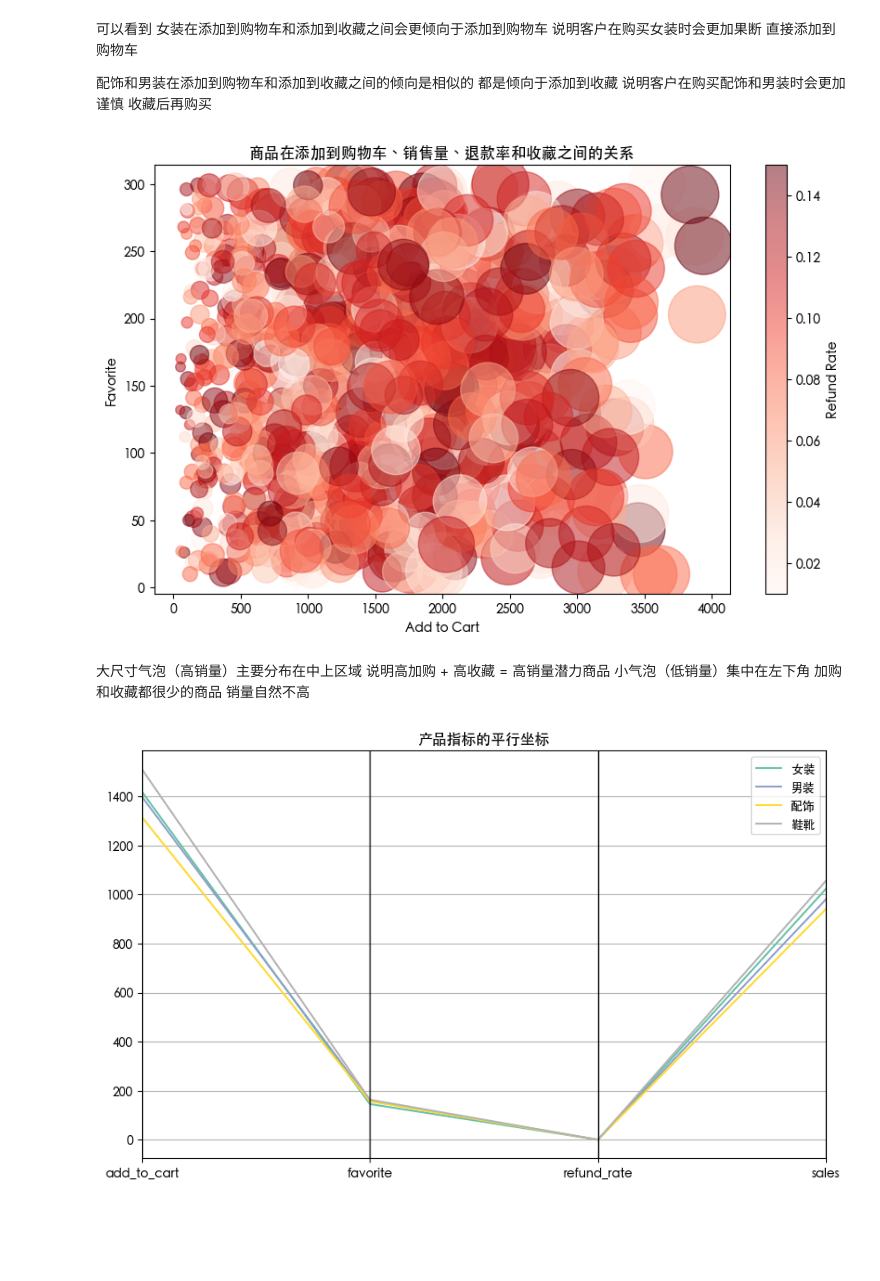
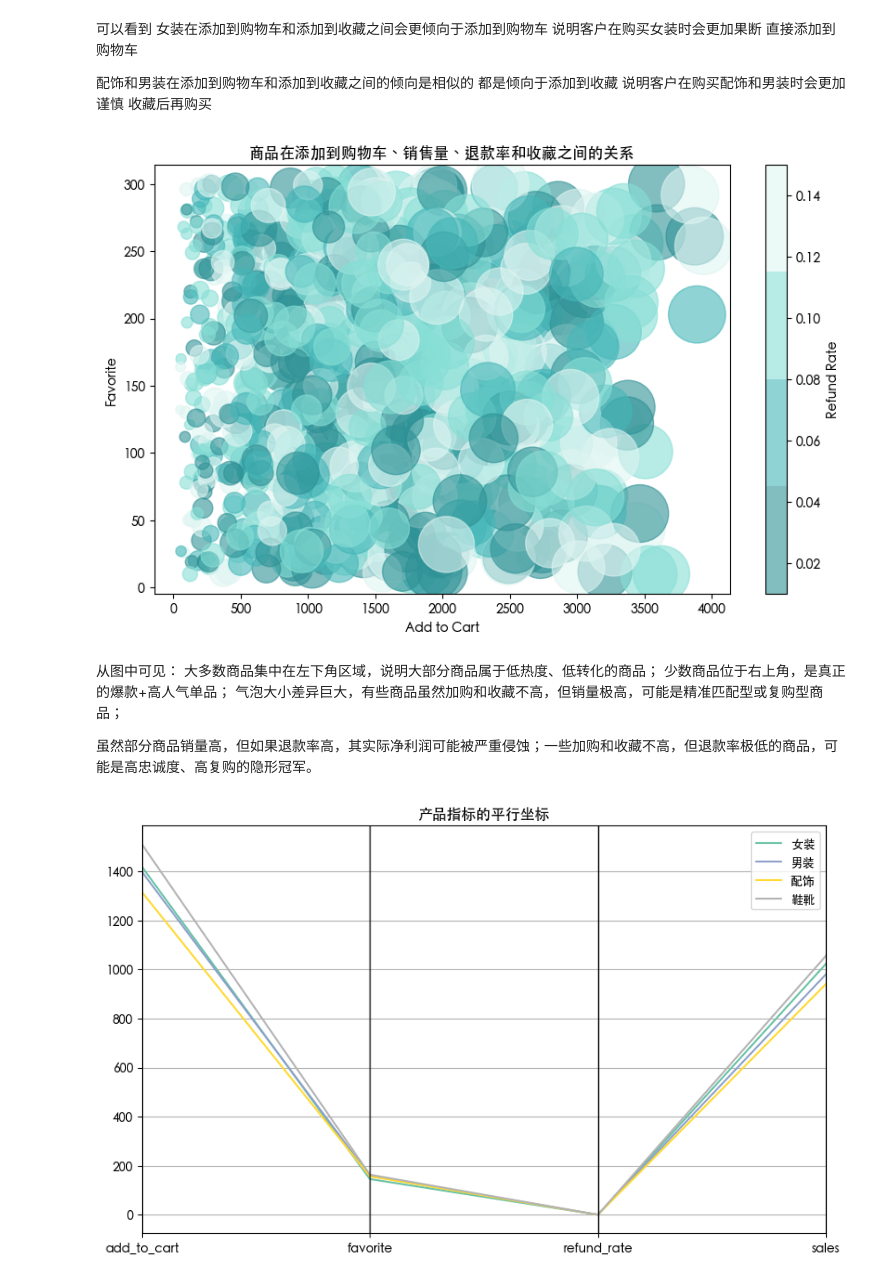
Before and after one commit to super-213/business_data_analysis, a Jupyter notebook: EDA/EDA.ipynb, the cells around one changed output. Drawn from its saved outputs; the diff is of its cells as text; code cells hidden in the pictures; blank space fills up the shorter version.

```diff
--- a/EDA/EDA.ipynb
+++ b/EDA/EDA.ipynb
@@ -338,26 +583,34 @@ plt.show()
 
 配饰和男装在添加到购物车和添加到收藏之间的倾向是相似的 都是倾向于添加到收藏 说明客户在购买配饰和男装时会更加谨慎 收藏后再购买
 # %%
+from matplotlib.colors import ListedColormap
+
+custom_colors = ['#2f9296', '#46b7b9', '#87dfd6', '#dff5f2']
+custom_cmap = ListedColormap(custom_colors)
+
 plt.figure(figsize=(10,6))
 scatter = plt.scatter(
     new_sku_sales[['add_to_cart']],
     new_sku_sales[['favorite']],
     s=new_sku_sales['sales'],
     c=new_sku_sales['refund_rate'],
-    cmap='Reds', alpha=0.5
+    cmap=custom_cmap,
+    alpha=0.6
 )
 plt.xlabel('Add to Cart')
 plt.ylabel('Favorite')
 plt.title('商品在添加到购物车、销售量、退款率和收藏之间的关系')
 plt.colorbar(scatter, label='Refund Rate')
 plt.show()
 # %% [output]
-[figure, old version]
+[figure, new version]
 # %% [markdown]
-大尺寸气泡（高销量）主要分布在中上区域
-说明高加购 + 高收藏 = 高销量潜力商品
-小气泡（低销量）集中在左下角
-加购和收藏都很少的商品 销量自然不高
+从图中可见：
+大多数商品集中在左下角区域，说明大部分商品属于低热度、低转化的商品；
+少数商品位于右上角，是真正的爆款+高人气单品；
+气泡大小差异巨大，有些商品虽然加购和收藏不高，但销量极高，可能是精准匹配型或复购型商品；
+
+虽然部分商品销量高，但如果退款率高，其实际净利润可能被严重侵蚀；一些加购和收藏不高，但退款率极低的商品，可能是高忠诚度、高复购的隐形冠军。
 # %%
 category_stats = new_sku_merged.groupby('category')[['add_to_cart','favorite','refund_rate','sales']].mean().reset_index()
 
```
Also changed, not shown: parts of 14 cells of this notebook, 1 other file.
